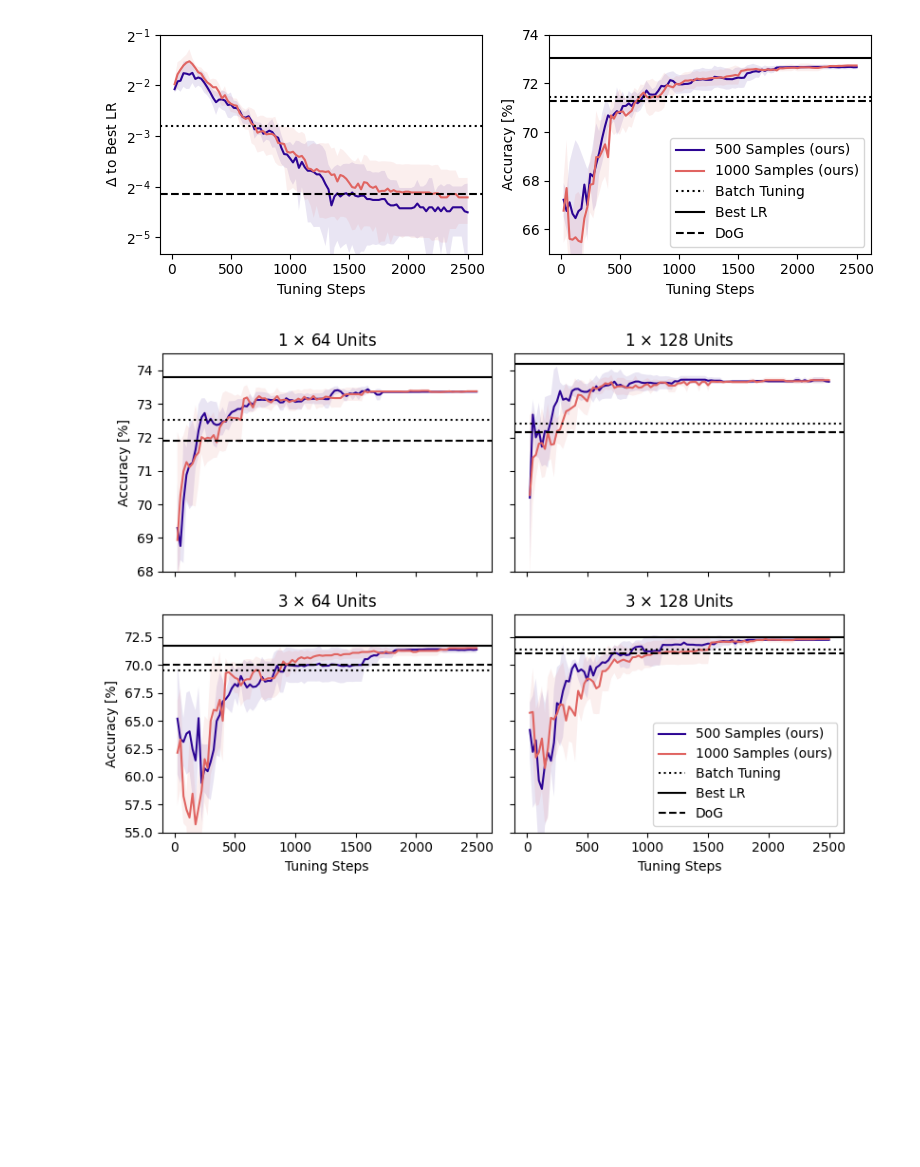
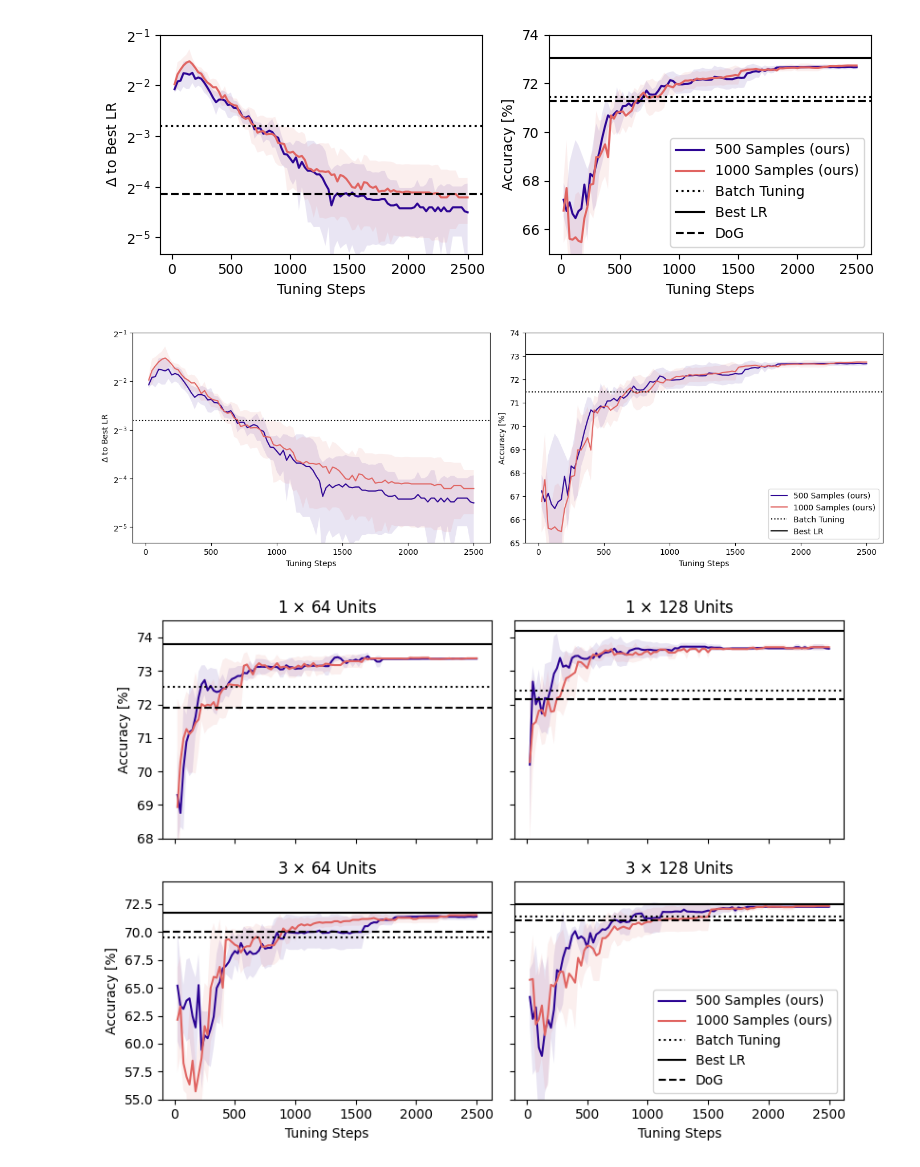
Before and after one commit to lucasczz/OLRONN, a Jupyter notebook: notebooks/pretune.ipynb, the cells around one changed output. Saved outputs shown, nothing was run; the diff lists cells and outputs as text; code cells hidden in the pictures; blank space fills up the shorter version.

Commit message:
feat: add large tuning figure

```diff
--- a/notebooks/pretune.ipynb
+++ b/notebooks/pretune.ipynb
@@ -219,6 +219,51 @@ ax.legend()
 fig.savefig("../pub/figures/pretune_all_acc_lr_exp_schedule.pdf")
 # %% [output]
 [figure]
+# %%
+fig, axs = plt.subplots(ncols=2, figsize=(14, 4.5))
+dfp = stream_mean.copy()
+df_tune = dfp[(dfp["optimizer"] == "Pre-Tuning")]
+for ax, var_y in zip(axs, vars_y):
+    for n_samples, df_n_samples in df_tune.groupby("n_samples"):
+        steps = df_n_samples["step"]
+        scores = df_n_samples[f"{var_y}_mean"]
+        stds = df_n_samples[f"{var_y}_std"]
+        color = colors[n_samples]
+        ax.plot(
+            steps,
+            scores,
+            c=color,
+            label=f"{int(n_samples)} Samples (ours)",
+        )
+        ax.fill_between(
+            steps,
+            scores - stds,
+            scores + stds,
+            color=color,
+            edgecolor="none",
+            alpha=0.1,
+        )
+    for baseline, df_base in dfp.groupby("optimizer"):
+        if baseline == "Pre-Tuning" or baseline == "DoG":
+            continue
+        ax.axhline(
+            df_base[f"{var_y}_mean"].item(),
+            label=baseline,
+            color="black",
+            linestyle=linestyles[baseline],
+        )
+    ax.set_xlabel("Tuning Steps")
+
+axs[0].set_yscale("log", base=2)
+axs[0].set_ylim([0.025, 0.5])
+axs[1].set_ylim([65, 74])
+axs[0].set_ylabel(r"$\Delta$ to Best LR")
+axs[1].set_ylabel("Accuracy [%]")
+fig.tight_layout()
+ax.legend()
+fig.savefig("../pub/figures/pretune_all_large.pdf")
+# %% [output]
+[figure, added]
 # %%
 stream_mean = agg_dataframe(
     real_streams,
```
Also changed, not shown: 9 other files.
